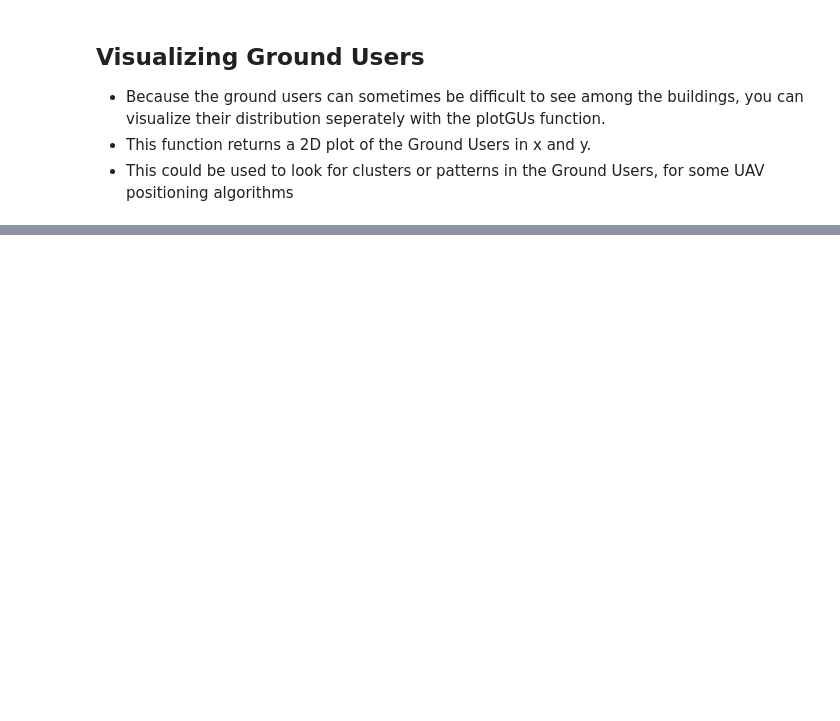
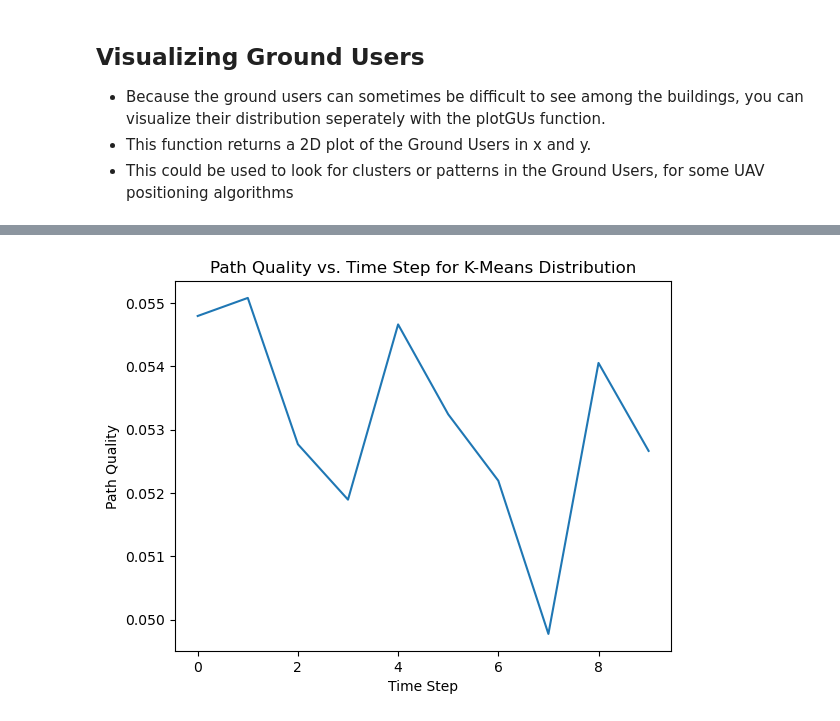
Before and after one commit to Lognam-Huang/RL-AERPAW-DT, a Jupyter notebook: Demonstration.ipynb, the cells around one changed output, grey strips where cells are left out. Saved outputs shown, nothing was run; the diff lists cells and outputs as text; code cells hidden in the pictures; blank space fills up the shorter version.

```diff
--- a/Demonstration.ipynb
+++ b/Demonstration.ipynb
@@ -65,0 +158,25 @@ env.plotGUs()
+# %%
+# Testing the K-Means model
+
+qualities = []
+for i in range(num_steps):
+    model = KMeans(n_clusters=5)
+    X = []
+    for gu in env.gus:
+        X.append(gu.pos)
+    model.fit(np.array(X))
+
+    tags = ['a', 'b', 'c', 'd', 'e']
+    for i in range(len(tags)):
+        position = np.array([model.cluster_centers_[i][0], model.cluster_centers_[i][1], 30])
+        env.moveAbsUAV(tags[i], position, np.zeros(3))
+
+    qualities.append(env.computeGeneralLoss(2, 100000))
+    env.scene.preview(show_devices=True)
+# %%
+plt.plot(np.array(qualities))
+plt.title("Path Quality vs. Time Step for K-Means Distribution")
+plt.xlabel("Time Step")
+plt.ylabel("Path Quality");
+# %% [output]
+[figure, added]
```
Also changed, not shown: parts of 13 cells of this notebook, 1 other file.
